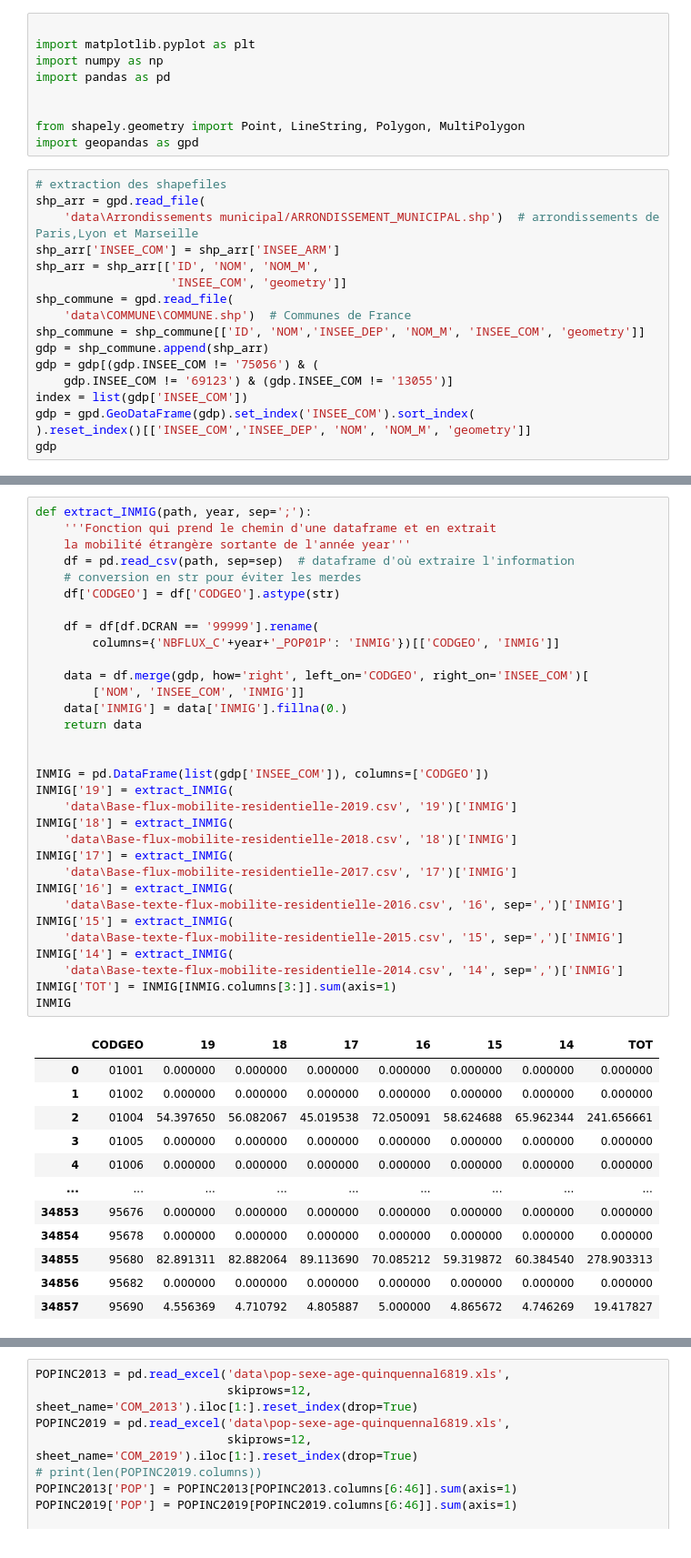
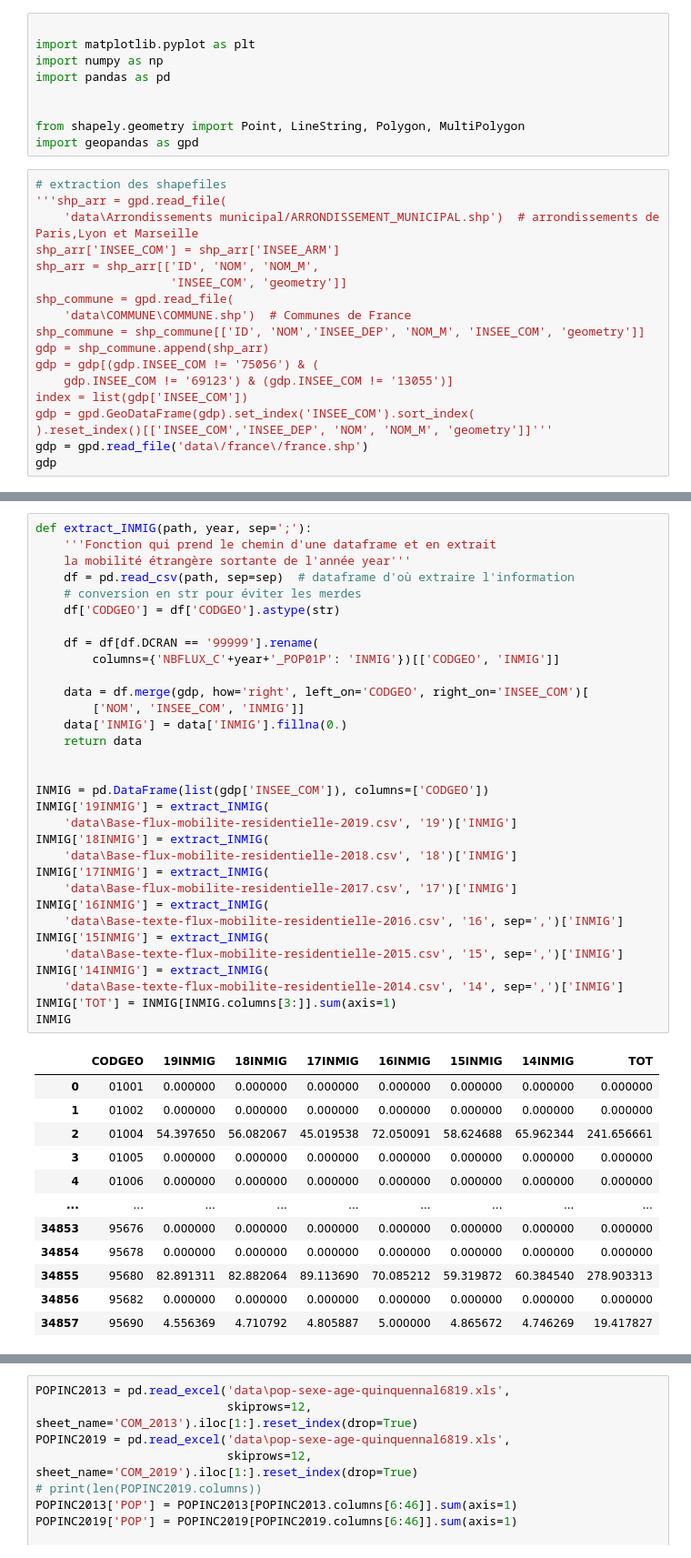
Before and after one commit to simoncappe/Projet-Info-S2--D-clin-d-mographique, a Jupyter notebook: POPINC.ipynb, the cells around one changed output, grey strips where cells are left out. Shown: that part at 91% size. Cells and saved outputs as stored; diff of their text form.

```diff
--- a/POPINC.ipynb
+++ b/POPINC.ipynb
@@ -9,7 +9,7 @@ from shapely.geometry import Point, LineString, Polygon, MultiPolygon
 import geopandas as gpd
 # %%
 # extraction des shapefiles
-shp_arr = gpd.read_file(
+'''shp_arr = gpd.read_file(
     'data\Arrondissements municipal/ARRONDISSEMENT_MUNICIPAL.shp')  # arrondissements de Paris,Lyon et Marseille
 shp_arr['INSEE_COM'] = shp_arr['INSEE_ARM']
 shp_arr = shp_arr[['ID', 'NOM', 'NOM_M',
@@ -22,7 +22,8 @@ gdp = gdp[(gdp.INSEE_COM != '75056') & (
     gdp.INSEE_COM != '69123') & (gdp.INSEE_COM != '13055')]
 index = list(gdp['INSEE_COM'])
 gdp = gpd.GeoDataFrame(gdp).set_index('INSEE_COM').sort_index(
-).reset_index()[['INSEE_COM','INSEE_DEP', 'NOM', 'NOM_M', 'geometry']]
+).reset_index()[['INSEE_COM','INSEE_DEP', 'NOM', 'NOM_M', 'geometry']]'''
+gdp = gpd.read_file('data\/france\/france.shp')
 gdp
 # %% [output]
 |  | INSEE_COM | INSEE_DEP | NOM | NOM_M | geometry |
@@ -147,37 +148,37 @@ NETMOB
 # %%
 def extract_INMIG(path, year, sep=';'):
     '''Fonction qui prend le chemin d'une dataframe et en extrait
     la mobilité étrangère sortante de l'année year'''
     df = pd.read_csv(path, sep=sep)  # dataframe d'où extraire l'information
     # conversion en str pour éviter les merdes
     df['CODGEO'] = df['CODGEO'].astype(str)
 
     df = df[df.DCRAN == '99999'].rename(
         columns={'NBFLUX_C'+year+'_POP01P': 'INMIG'})[['CODGEO', 'INMIG']]
 
     data = df.merge(gdp, how='right', left_on='CODGEO', right_on='INSEE_COM')[
         ['NOM', 'INSEE_COM', 'INMIG']]
     data['INMIG'] = data['INMIG'].fillna(0.)
     return data
 
 
 INMIG = pd.DataFrame(list(gdp['INSEE_COM']), columns=['CODGEO'])
-INMIG['19'] = extract_INMIG(
+INMIG['19INMIG'] = extract_INMIG(
     'data\Base-flux-mobilite-residentielle-2019.csv', '19')['INMIG']
-INMIG['18'] = extract_INMIG(
+INMIG['18INMIG'] = extract_INMIG(
     'data\Base-flux-mobilite-residentielle-2018.csv', '18')['INMIG']
-INMIG['17'] = extract_INMIG(
+INMIG['17INMIG'] = extract_INMIG(
     'data\Base-flux-mobilite-residentielle-2017.csv', '17')['INMIG']
-INMIG['16'] = extract_INMIG(
+INMIG['16INMIG'] = extract_INMIG(
     'data\Base-texte-flux-mobilite-residentielle-2016.csv', '16', sep=',')['INMIG']
-INMIG['15'] = extract_INMIG(
+INMIG['15INMIG'] = extract_INMIG(
     'data\Base-texte-flux-mobilite-residentielle-2015.csv', '15', sep=',')['INMIG']
-INMIG['14'] = extract_INMIG(
+INMIG['14INMIG'] = extract_INMIG(
     'data\Base-texte-flux-mobilite-residentielle-2014.csv', '14', sep=',')['INMIG']
 INMIG['TOT'] = INMIG[INMIG.columns[3:]].sum(axis=1)
 INMIG
 # %% [output]
-|  | CODGEO | 19 | 18 | 17 | 16 | 15 | 14 | TOT |
+|  | CODGEO | 19INMIG | 18INMIG | 17INMIG | 16INMIG | 15INMIG | 14INMIG | TOT |
 | 0 | 01001 | 0.000000 | 0.000000 | 0.000000 | 0.000000 | 0.000000 | 0.000000 | 0.000000 |
 | 1 | 01002 | 0.000000 | 0.000000 | 0.000000 | 0.000000 | 0.000000 | 0.000000 | 0.000000 |
 | 2 | 01004 | 54.397650 | 56.082067 | 45.019538 | 72.050091 | 58.624688 | 65.962344 | 241.656661 |
```
Also changed, not shown: parts of 9 cells of this notebook, 2 other files.
